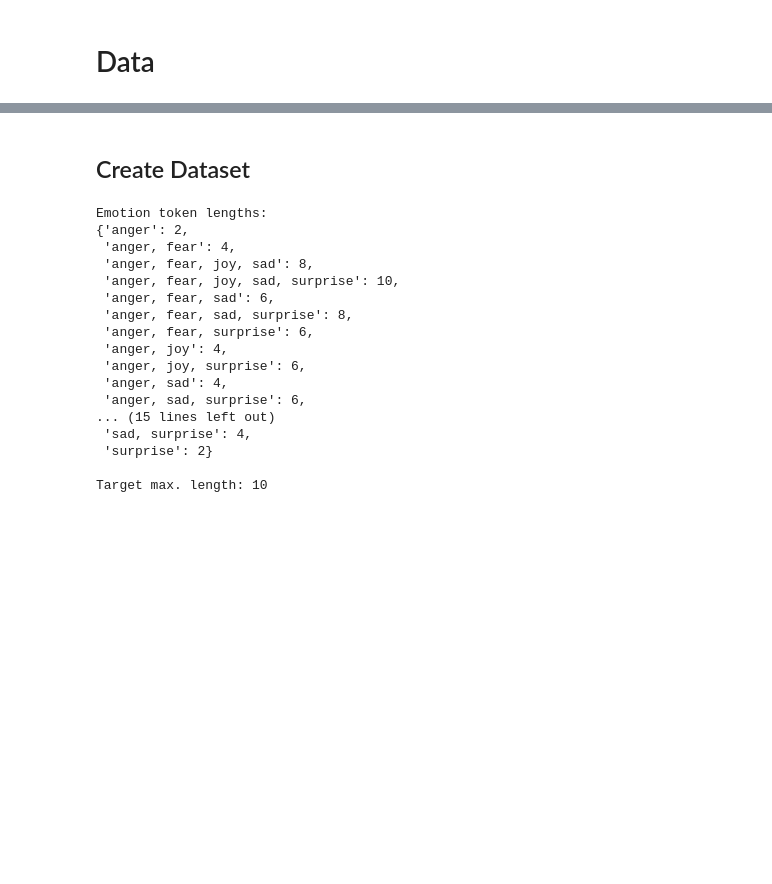
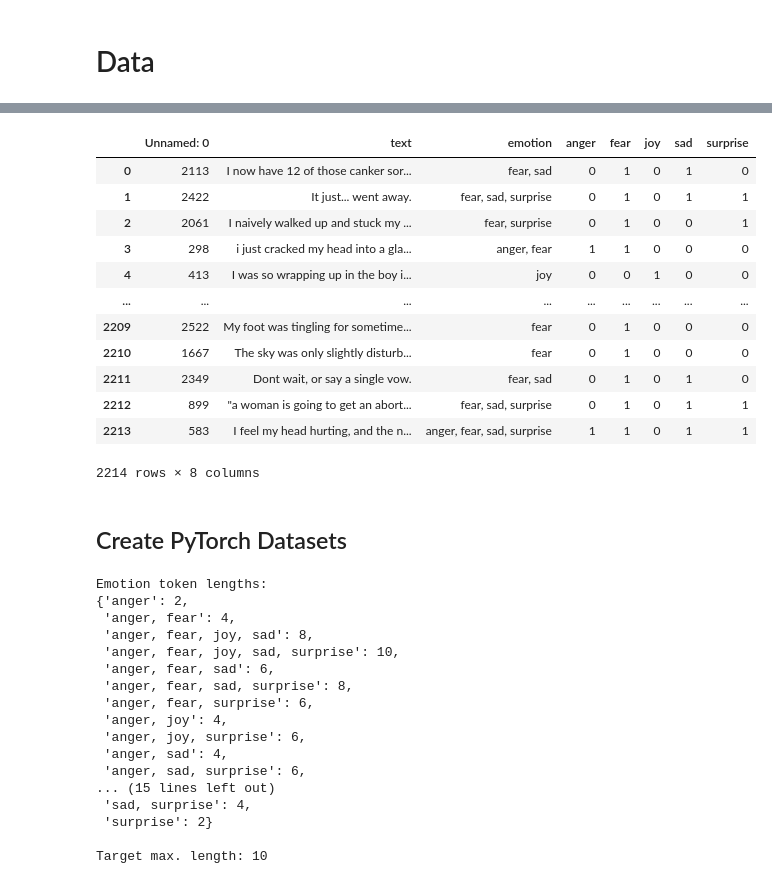
Before and after one commit to alxxtexxr/SemEval2025_Task11, a Jupyter notebook: SemEval2025_Task11_Track_A_T5.ipynb, the cells around one changed output, grey strips where cells are left out. Saved outputs shown, nothing was run; the diff lists cells and outputs as text; code cells hidden in the pictures; blank space fills up the shorter version.

```diff
--- a/SemEval2025_Task11_Track_A_T5.ipynb
+++ b/SemEval2025_Task11_Track_A_T5.ipynb
@@ -117,0 +110,23 @@ Random seed set to: 42
+# %%
+data_files = {
+    'train': f'preprocessed_data/{args.lang}/train.csv',
+    'val': f'preprocessed_data/{args.lang}/val.csv',
+    'test': f'preprocessed_data/{args.lang}/test.csv',
+}
+dataset = load_dataset(args.hf_data_id, data_files=data_files)
+
+splits = data_files.keys()
+df = {split: pd.DataFrame(dataset[split]) for split in splits}
+
+cols = list(df['train'].columns)
+print("DF columns:", cols)
+
+emotion_cols = [col for col in cols if col not in ['Unnamed: 0', 'text', 'emotion']]
+# neutral_emotion = df['train'][df['train'][emotion_cols].sum(axis=1) == 0]['emotion'].iloc[0]
+# emotions = emotion_cols + [neutral_emotion]
+print("Emotions columns:", emotion_cols)
+print()
+
+print("Train DF size:", len(df['train']))
+print("Validation DF size:", len(df['val']))
+print("Testing DF size:", len(df['test']))
@@ -118,3 +144,19 @@ Random seed set to: 42
+# %%
+df['train']
+# %% [output]
+|  | Unnamed: 0 | text | emotion | anger | fear | joy | sad | surprise |
+| 0 | 2113 | I now have 12 of those canker sor... | fear, sad | 0 | 1 | 0 | 1 | 0 |
+| 1 | 2422 | It just... went away. | fear, sad, surprise | 0 | 1 | 0 | 1 | 1 |
+| 2 | 2061 | I naively walked up and stuck my ... | fear, surprise | 0 | 1 | 0 | 0 | 1 |
+| 3 | 298 | i just cracked my head into a gla... | anger, fear | 1 | 1 | 0 | 0 | 0 |
+| 4 | 413 | I was so wrapping up in the boy i... | joy | 0 | 0 | 1 | 0 | 0 |
+| ... | ... | ... | ... | ... | ... | ... | ... | ... |
+| 2209 | 2522 | My foot was tingling for sometime... | fear | 0 | 1 | 0 | 0 | 0 |
+| 2210 | 1667 | The sky was only slightly disturb... | fear | 0 | 1 | 0 | 0 | 0 |
+| 2211 | 2349 | Dont wait, or say a single vow. | fear, sad | 0 | 1 | 0 | 1 | 0 |
+| 2212 | 899 | "a woman is going to get an abort... | fear, sad, surprise | 0 | 1 | 0 | 1 | 1 |
+| 2213 | 583 | I feel my head hurting, and the n... | anger, fear, sad, surprise | 1 | 1 | 0 | 1 | 1 |
+2214 rows × 8 columns
 # %% [markdown]
-## Create Dataset
+## Create PyTorch Datasets
 # %%
```
Also changed, not shown: parts of 17 cells of this notebook, 1 other file.
